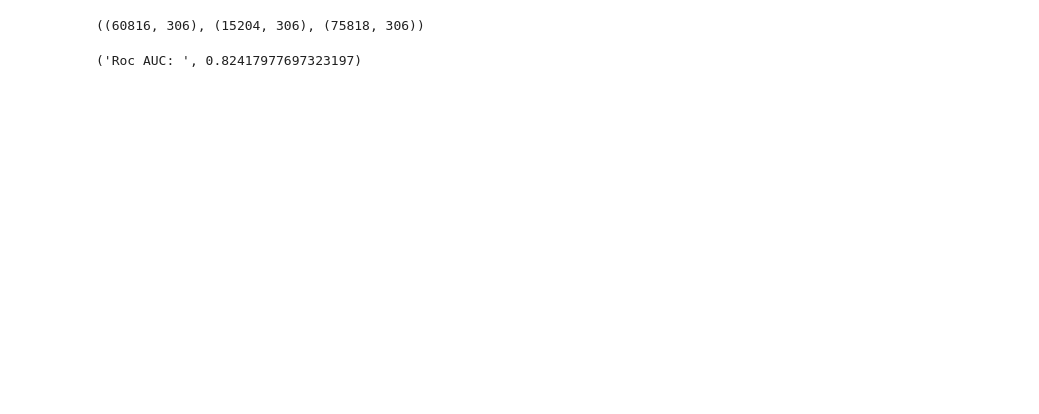
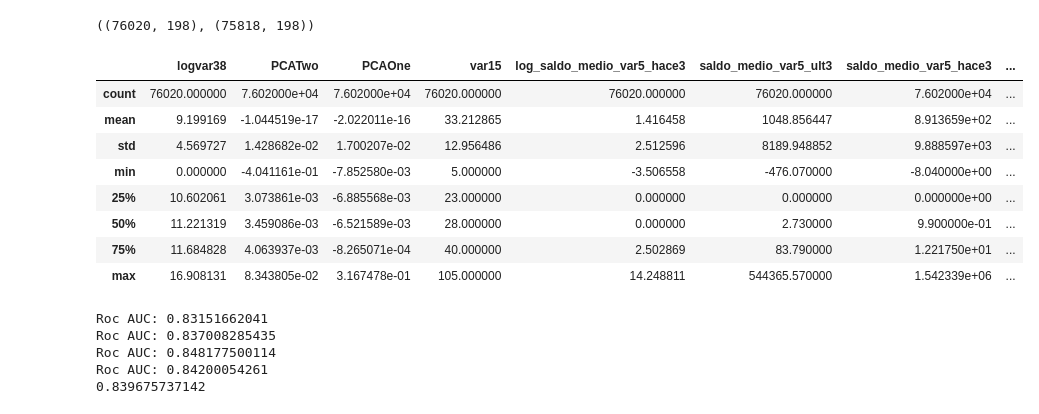
Before and after one commit to pvgladkov/kaggle, a Jupyter notebook: santander/dummy_with_selection.ipynb, the cells around one changed output. Drawn from its saved outputs; the diff is of its cells as text; code cells hidden in the pictures; blank space fills up the shorter version.

```diff
--- a/santander/dummy_with_selection.ipynb
+++ b/santander/dummy_with_selection.ipynb
@@ -60,21 +120,9 @@ plt.show()
 # %%
-# fs = SelectFromModel(selector, prefit=True)
+fs = SelectFromModel(selector, prefit=True, threshold=0.00002)
 
-# X_train = fs.transform(X_train)
-# X_test = fs.transform(X_test)
-# test = fs.transform(test)
+X_select = fs.transform(X)
+test_select = fs.transform(test)
 
-print(X_train.shape, X_test.shape, test.shape)
+print(X_select.shape, test_select.shape)
 # %% [output]
-((60816, 306), (15204, 306), (75818, 306))
+((76020, 198), (75818, 198))
-# %%
-m2_xgb = xgb.XGBClassifier(n_estimators=100, nthread=-1, max_depth = 5, seed=1729,
-                           learning_rate=0.020205, subsample = 0.6815, colsample_bytree = 0.701)
-
-m2_xgb.fit(X_train, y_train, eval_metric="auc", verbose = False,
-           eval_set=[(X_test, y_test)])
-
-
-print("Roc AUC: ", roc_auc_score(y_test, m2_xgb.predict_proba(X_test)[:,1], average='macro'))
-# %% [output]
-('Roc AUC: ', 0.82417977697323197)
@@ -82,0 +138,13 @@ probs = m2_xgb.predict_proba(test)
+# %%
+# топ-10 фич
+X[feat_imp[:10].index].describe()
+# %% [output]
+|  | logvar38 | PCATwo | PCAOne | var15 | log_saldo_medio_var5_hace3 | saldo_medio_var5_ult3 | saldo_medio_var5_hace3 | ... |
+| count | 76020.000000 | 7.602000e+04 | 7.602000e+04 | 76020.000000 | 76020.000000 | 76020.000000 | 7.602000e+04 | ... |
+| mean | 9.199169 | -1.044519e-17 | -2.022011e-16 | 33.212865 | 1.416458 | 1048.856447 | 8.913659e+02 | ... |
+| std | 4.569727 | 1.428682e-02 | 1.700207e-02 | 12.956486 | 2.512596 | 8189.948852 | 9.888597e+03 | ... |
+| min | 0.000000 | -4.041161e-01 | -7.852580e-03 | 5.000000 | -3.506558 | -476.070000 | -8.040000e+00 | ... |
+| 25% | 10.602061 | 3.073861e-03 | -6.885568e-03 | 23.000000 | 0.000000 | 0.000000 | 0.000000e+00 | ... |
+| 50% | 11.221319 | 3.459086e-03 | -6.521589e-03 | 28.000000 | 0.000000 | 2.730000 | 9.900000e-01 | ... |
+| 75% | 11.684828 | 4.063937e-03 | -8.265071e-04 | 40.000000 | 2.502869 | 83.790000 | 1.221750e+01 | ... |
+| max | 16.908131 | 8.343805e-02 | 3.167478e-01 | 105.000000 | 14.248811 | 544365.570000 | 1.542339e+06 | ... |
@@ -82,0 +211,10 @@ probs = m2_xgb.predict_proba(test)
+# %%
+# 0.837782486756
+# 0.839675737142 0.837590
+print(ensembly_score(X.values, y))
+# %% [output]
+Roc AUC: 0.83151662041
+Roc AUC: 0.837008285435
+Roc AUC: 0.848177500114
+Roc AUC: 0.84200054261
+0.839675737142
```
Also changed, not shown: parts of 23 cells of this notebook.
